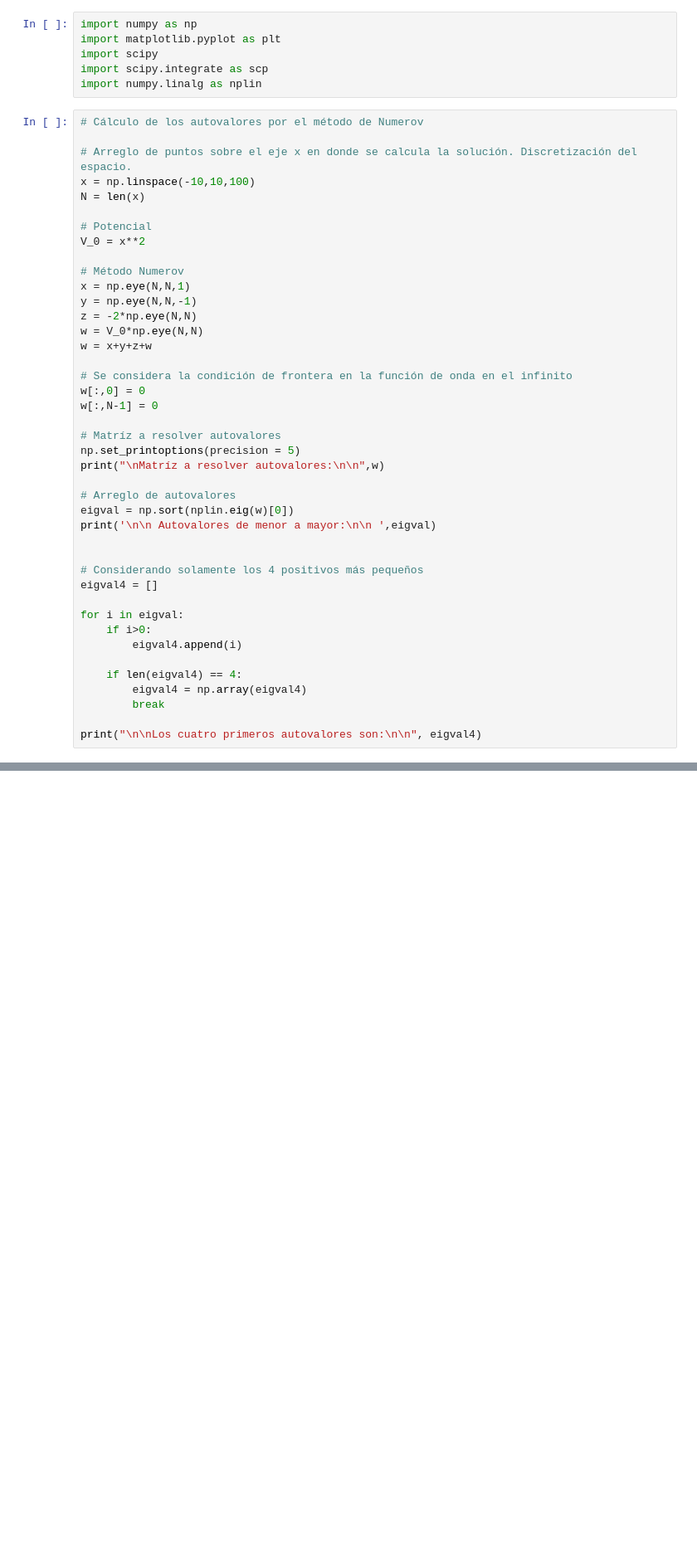
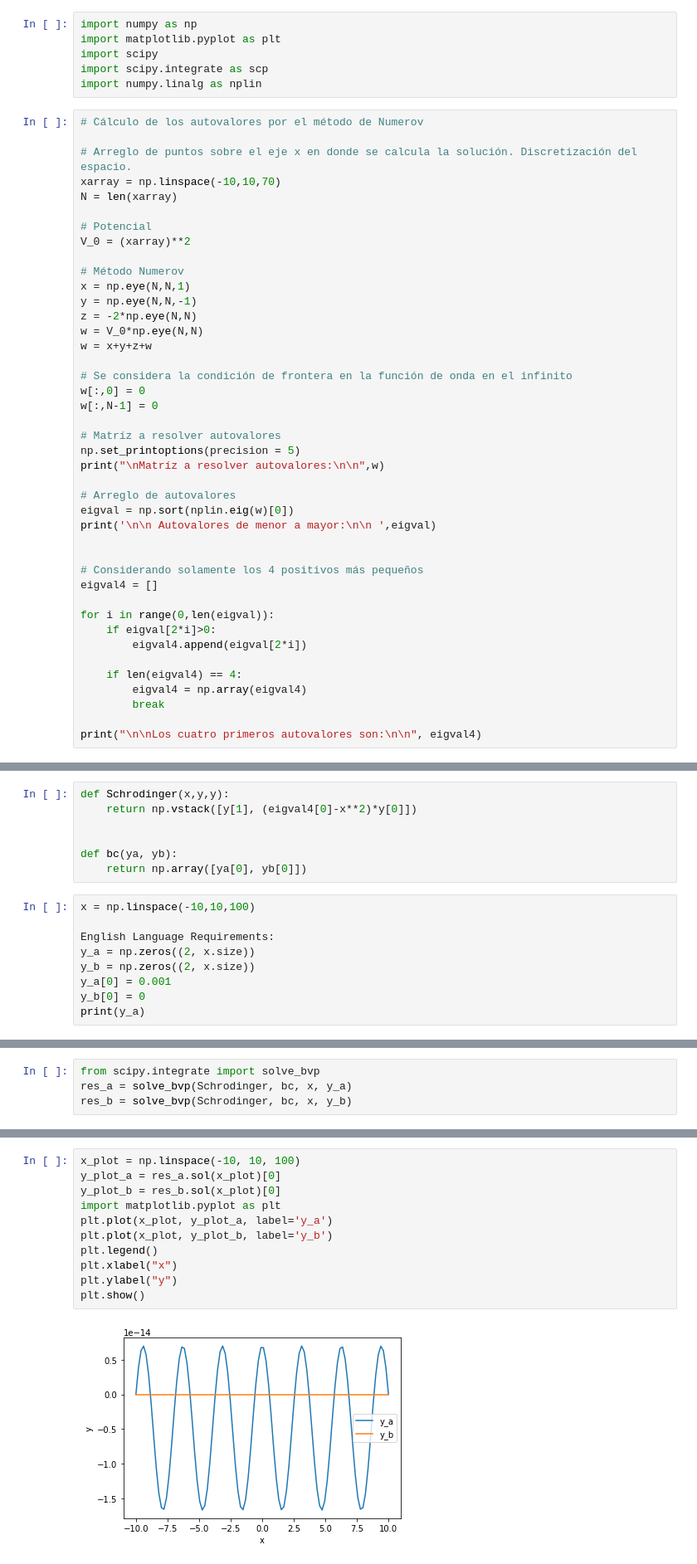
Before and after one commit to arestrepogiraldo2200/Proyecto, a Jupyter notebook: PROYECTO_BORRADOR.ipynb, the cells around one changed output, grey strips where cells are left out. Shown at 83% size. Cells and saved outputs as stored; diff of their text form; blank space fills up the shorter version.

```diff
--- a/PROYECTO_BORRADOR.ipynb
+++ b/PROYECTO_BORRADOR.ipynb
@@ -8,11 +8,11 @@ import numpy.linalg as nplin
 # Cálculo de los autovalores por el método de Numerov
 
 # Arreglo de puntos sobre el eje x en donde se calcula la solución. Discretización del espacio.
-x = np.linspace(-10,10,100)
-N = len(x)
+xarray = np.linspace(-10,10,70)
+N = len(xarray)
 
 # Potencial
-V_0 = x**2
+V_0 = (xarray)**2
 
 # Método Numerov
 x = np.eye(N,N,1)
@@ -37,9 +37,9 @@ print('\n\n Autovalores de menor a mayor:\n\n ',eigval)
 # Considerando solamente los 4 positivos más pequeños
 eigval4 = []
 
-for i in eigval:
-    if i>0:
-        eigval4.append(i)
+for i in range(0,len(eigval)):
+    if eigval[2*i]>0:
+        eigval4.append(eigval[2*i])
 
     if len(eigval4) == 4:
         eigval4 = np.array(eigval4)
@@ -66,0 +67,16 @@ Los cuatro primeros autovalores son:
+# %%
+def Schrodinger(x,y,y):
+    return np.vstack([y[1], (eigval4[0]-x**2)*y[0]])
+
+
+def bc(ya, yb):
+    return np.array([ya[0], yb[0]])
+# %%
+x = np.linspace(-10,10,100)
+
+English Language Requirements:
+y_a = np.zeros((2, x.size))
+y_b = np.zeros((2, x.size))
+y_a[0] = 0.001
+y_b[0] = 0
+print(y_a)
@@ -66,0 +102,4 @@ Los cuatro primeros autovalores son:
+# %%
+from scipy.integrate import solve_bvp
+res_a = solve_bvp(Schrodinger, bc, x, y_a)
+res_b = solve_bvp(Schrodinger, bc, x, y_b)
@@ -66,0 +108,13 @@ Los cuatro primeros autovalores son:
+# %%
+x_plot = np.linspace(-10, 10, 100)
+y_plot_a = res_a.sol(x_plot)[0]
+y_plot_b = res_b.sol(x_plot)[0]
+import matplotlib.pyplot as plt
+plt.plot(x_plot, y_plot_a, label='y_a')
+plt.plot(x_plot, y_plot_b, label='y_b')
+plt.legend()
+plt.xlabel("x")
+plt.ylabel("y")
+plt.show()
+# %% [output]
+[figure, added]
```
Also changed, not shown: parts of 6 cells of this notebook.
